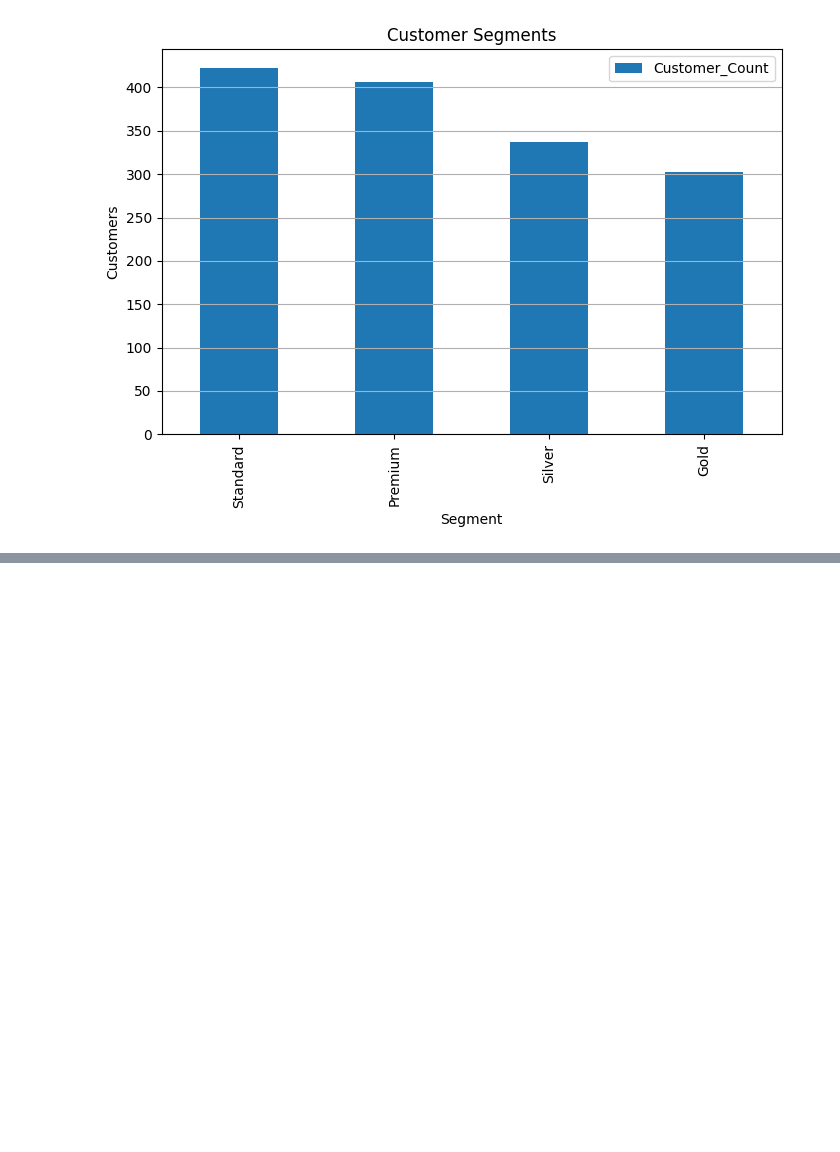
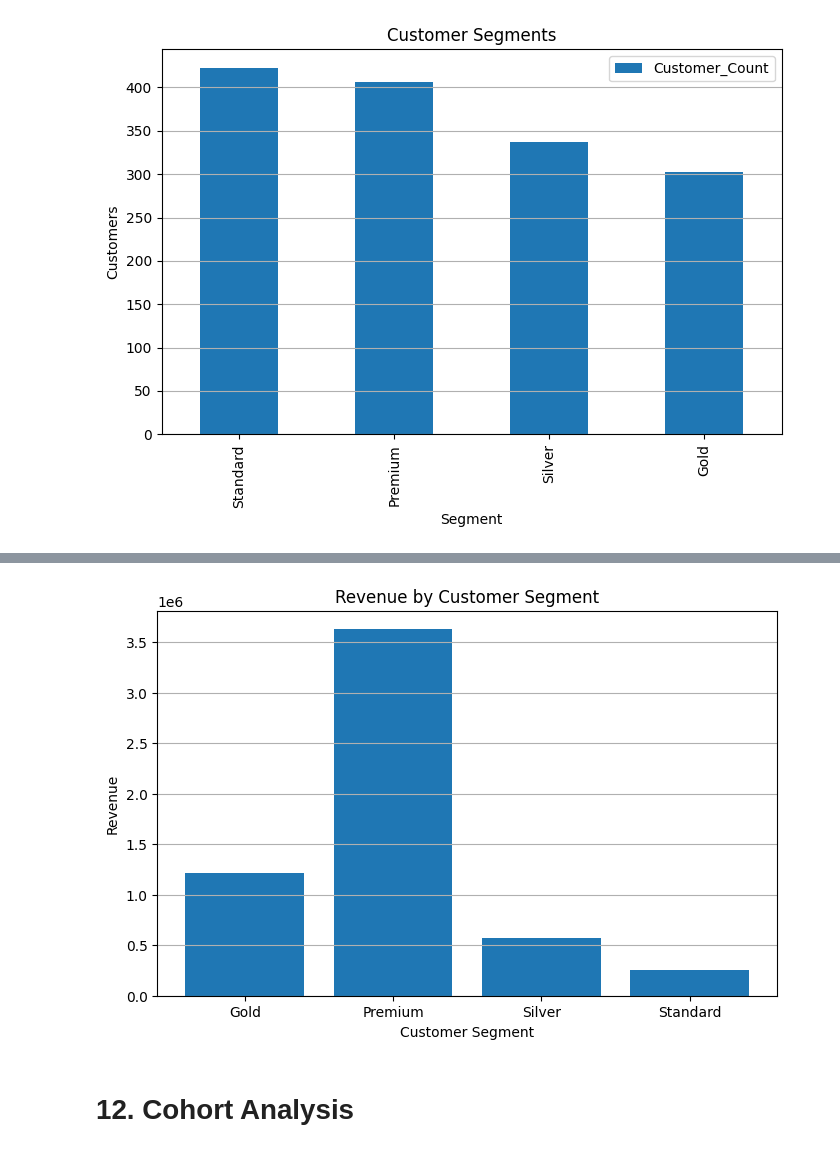
Before and after one commit to anp2/Declarative-Pipeline, a Jupyter notebook: EcommProj.ipynb, the cells around one changed output, grey strips where cells are left out. Drawn from its saved outputs; the diff is of its cells as text; code cells hidden in the pictures; blank space fills up the shorter version.

```diff
--- a/EcommProj.ipynb
+++ b/EcommProj.ipynb
@@ -2695,0 +2852,30 @@ plt.show()
+# %%
+# Visualize Total Revenue
+
+plt.figure(figsize=(8,5))
+
+plt.bar(
+
+    segment_analysis['Customer_Segment'],
+
+    segment_analysis['Monetary']
+
+)
+
+plt.xlabel('Customer Segment')
+
+plt.ylabel('Revenue')
+
+plt.title(
+
+    'Revenue by Customer Segment'
+
+)
+
+plt.grid(axis='y')
+
+plt.show()
+# %% [output]
+[figure, added]
+# %% [markdown]
+# **12. Cohort Analysis**
```
Also changed, not shown: parts of 104 cells of this notebook.
